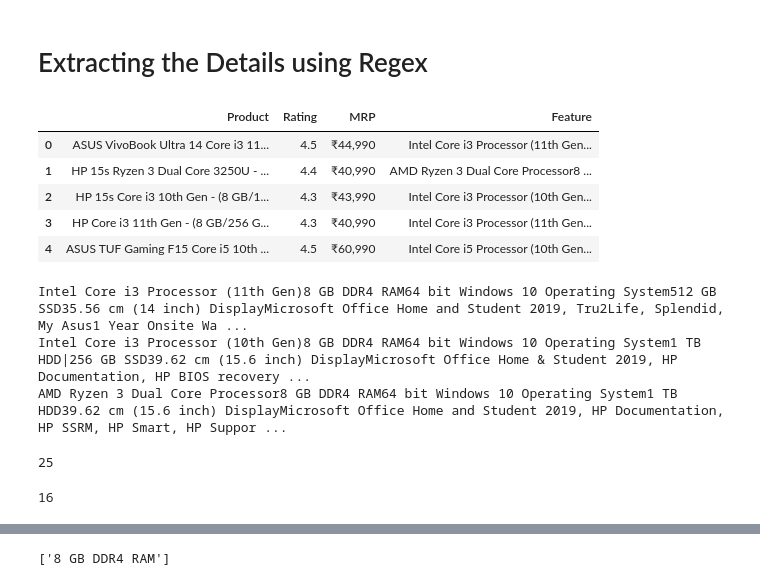
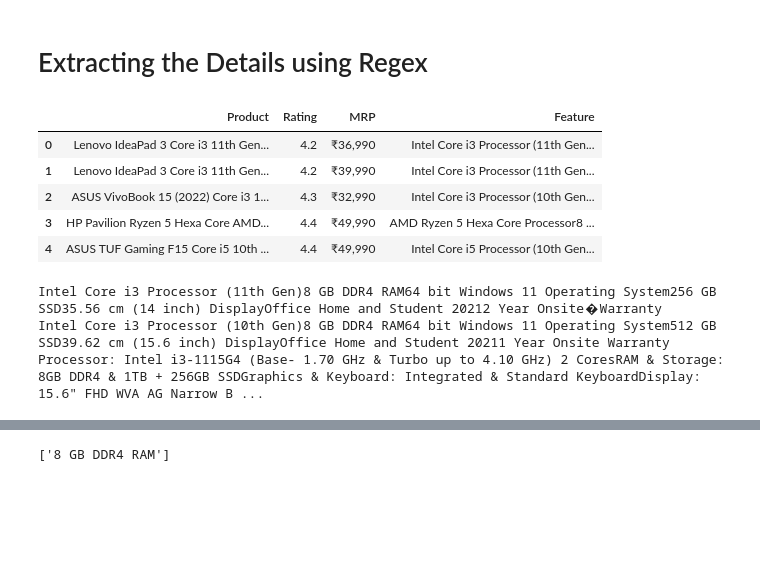
Before and after one commit to bansalkanav/Ultimate-Data-Science-Toolkit---From-Python-Basics-to-GenerativeAI, a Jupyter notebook: Module 6 - Case Studies/8. Regex and Webscrapping/Web Scrapping/WebScrapping.ipynb, the cells around one changed output, grey strips where cells are left out. Saved outputs shown, nothing was run; the diff lists cells and outputs as text; code cells hidden in the pictures; blank space fills up the shorter version.

```diff
--- a/Module 6 - Case Studies/8. Regex and Webscrapping/Web Scrapping/WebScrapping.ipynb
+++ b/Module 6 - Case Studies/8. Regex and Webscrapping/Web Scrapping/WebScrapping.ipynb
@@ -487,21 +486,21 @@ import pandas as pd
 
 import re
 # %%
-df = pd.read_csv("Laptop_Details.csv")
+df = pd.read_csv("data/laptop_details.csv")
 
 df.head()
 # %% [output]
 |  | Product | Rating | MRP | Feature |
-| 0 | ASUS VivoBook Ultra 14 Core i3 11... | 4.5 | ₹44,990 | Intel Core i3 Processor (11th Gen... |
-| 1 | HP 15s Ryzen 3 Dual Core 3250U - ... | 4.4 | ₹40,990 | AMD Ryzen 3 Dual Core Processor8 ... |
-| 2 | HP 15s Core i3 10th Gen - (8 GB/1... | 4.3 | ₹43,990 | Intel Core i3 Processor (10th Gen... |
-| 3 | HP Core i3 11th Gen - (8 GB/256 G... | 4.3 | ₹40,990 | Intel Core i3 Processor (11th Gen... |
-| 4 | ASUS TUF Gaming F15 Core i5 10th ... | 4.5 | ₹60,990 | Intel Core i5 Processor (10th Gen... |
+| 0 | Lenovo IdeaPad 3 Core i3 11th Gen... | 4.2 | ₹36,990 | Intel Core i3 Processor (11th Gen... |
+| 1 | Lenovo IdeaPad 3 Core i3 11th Gen... | 4.2 | ₹39,990 | Intel Core i3 Processor (11th Gen... |
+| 2 | ASUS VivoBook 15 (2022) Core i3 1... | 4.3 | ₹32,990 | Intel Core i3 Processor (10th Gen... |
+| 3 | HP Pavilion Ryzen 5 Hexa Core AMD... | 4.4 | ₹49,990 | AMD Ryzen 5 Hexa Core Processor8 ... |
+| 4 | ASUS TUF Gaming F15 Core i5 10th ... | 4.4 | ₹49,990 | Intel Core i5 Processor (10th Gen... |
 # %%
 print(df['Feature'][0])
 print(df['Feature'][2])
 print(df['Feature'][6])
 # %% [output]
-Intel Core i3 Processor (11th Gen)8 GB DDR4 RAM64 bit Windows 10 Operating System512 GB SSD35.56 cm (14 inch) DisplayMicrosoft Office Home and Student 2019, Tru2Life, Splendid, My Asus1 Year Onsite Wa ...
-Intel Core i3 Processor (10th Gen)8 GB DDR4 RAM64 bit Windows 10 Operating System1 TB HDD|256 GB SSD39.62 cm (15.6 inch) DisplayMicrosoft Office Home & Student 2019, HP Documentation, HP BIOS recovery ...
-AMD Ryzen 3 Dual Core Processor8 GB DDR4 RAM64 bit Windows 10 Operating System1 TB HDD39.62 cm (15.6 inch) DisplayMicrosoft Office Home and Student 2019, HP Documentation, HP SSRM, HP Smart, HP Suppor ...
+Intel Core i3 Processor (11th Gen)8 GB DDR4 RAM64 bit Windows 11 Operating System256 GB SSD35.56 cm (14 inch) DisplayOffice Home and Student 20212 Year Onsite�Warranty
+Intel Core i3 Processor (10th Gen)8 GB DDR4 RAM64 bit Windows 11 Operating System512 GB SSD39.62 cm (15.6 inch) DisplayOffice Home and Student 20211 Year Onsite Warranty
+Processor: Intel i3-1115G4 (Base- 1.70 GHz & Turbo up to 4.10 GHz) 2 CoresRAM & Storage: 8GB DDR4 & 1TB + 256GB SSDGraphics & Keyboard: Integrated & Standard KeyboardDisplay: 15.6" FHD WVA AG Narrow B ...
@@ -511,4 +506,0 @@ def square(x):
-# %%
-print(square(5))
-# %% [output]
-25
@@ -517,7 +507,3 @@ sq = lambda x : x**2
-# %%
-print(sq(4))
-# %% [output]
-16
 # %%
 # Processor Information
 
```
Also changed, not shown: parts of 43 cells of this notebook, 1 other file.
